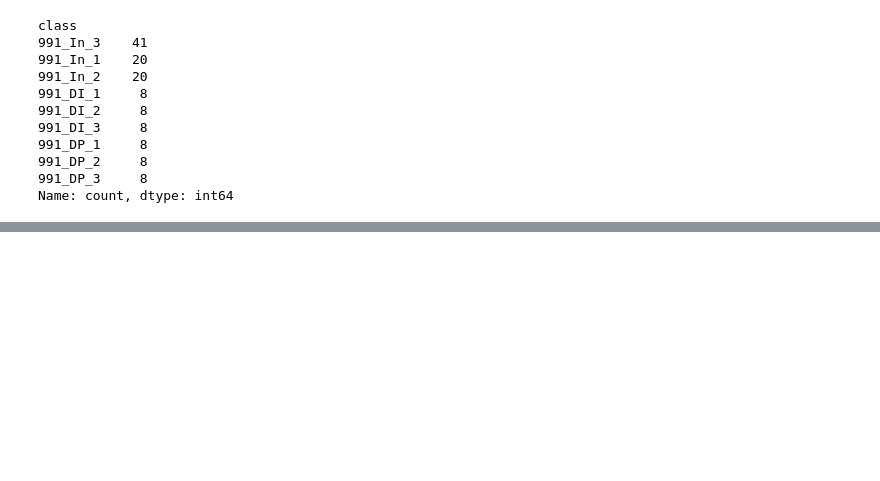
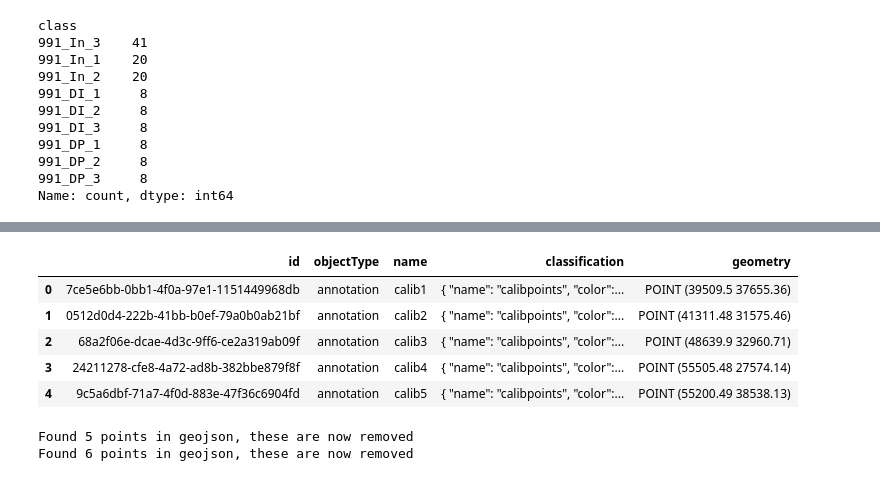
Before and after one commit to CosciaLab/openDVP, a Jupyter notebook: jupyternotebooks/4_Parsing_geojsons_before_sdata.ipynb, the cells around one changed output, grey strips where cells are left out. Cells and saved outputs as stored; diff of their text form; code cells hidden in the pictures; blank space fills up the shorter version.

```diff
--- a/jupyternotebooks/4_Parsing_geojsons_before_sdata.ipynb
+++ b/jupyternotebooks/4_Parsing_geojsons_before_sdata.ipynb
@@ -61,0 +64,3 @@ Name: count, dtype: int64
+# %%
+path_to_geojson_1 = "../data/geojsons/20241010_1340_991.geojson"
+path_to_geojson_2 = "../data/geojsons/20241011_1031_991_refill.geojson"
@@ -61,0 +78,9 @@ Name: count, dtype: int64
+# %%
+gdf_2.head()
+# %% [output]
+|  | id | objectType | name | classification | geometry |
+| 0 | 7ce5e6bb-0bb1-4f0a-97e1-1151449968db | annotation | calib1 | { "name": "calibpoints", "color":... | POINT (39509.5 37655.36) |
+| 1 | 0512d0d4-222b-41bb-b0ef-79a0b0ab21bf | annotation | calib2 | { "name": "calibpoints", "color":... | POINT (41311.48 31575.46) |
+| 2 | 68a2f06e-dcae-4d3c-9ff6-ce2a319ab09f | annotation | calib3 | { "name": "calibpoints", "color":... | POINT (48639.9 32960.71) |
+| 3 | 24211278-cfe8-4a72-ad8b-382bbe879f8f | annotation | calib4 | { "name": "calibpoints", "color":... | POINT (55505.48 27574.14) |
+| 4 | 9c5a6dbf-71a7-4f0d-883e-47f36c6904fd | annotation | calib5 | { "name": "calibpoints", "color":... | POINT (55200.49 38538.13) |
@@ -61,0 +93,6 @@ Name: count, dtype: int64
+# %%
+gdf_1 = remove_points_from_gdf(gdf_1)
+gdf_2 = remove_points_from_gdf(gdf_2)
+# %% [output]
+Found 5 points in geojson, these are now removed
+Found 6 points in geojson, these are now removed
```
Also changed, not shown: parts of 13 cells of this notebook.
